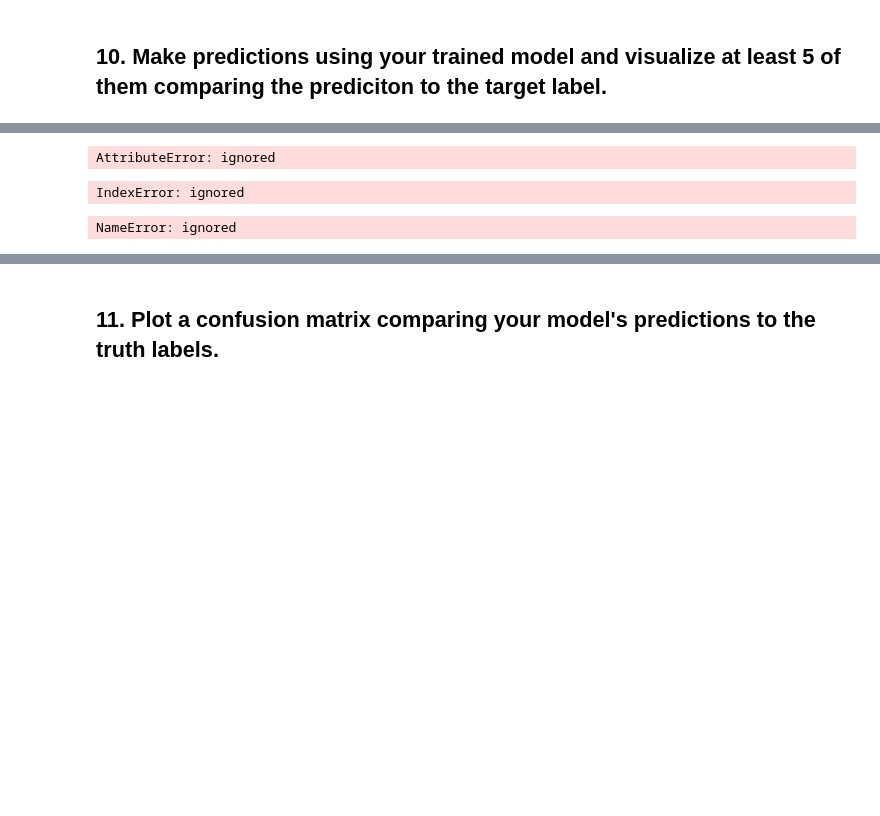
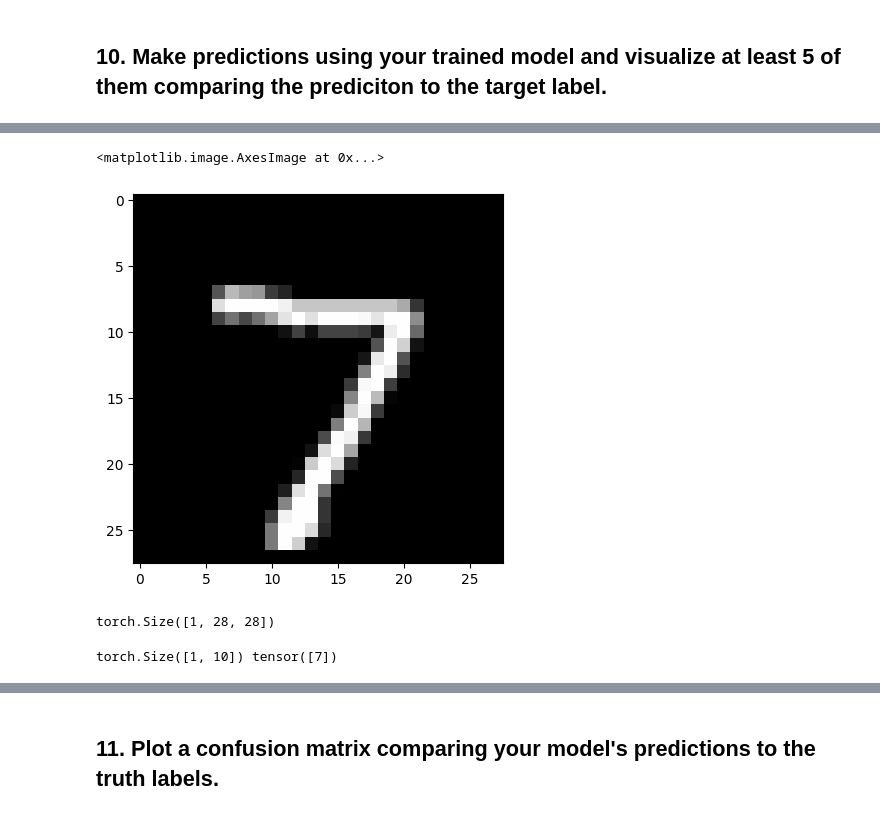
Before and after one commit to kla55/Pytorch_learning, a Jupyter notebook: Pytorch_youtube/FreeCodeAcademy/03_pytorch_computer_vision_exercises.ipynb, the cells around one changed output, grey strips where cells are left out. Cells and saved outputs as stored; diff of their text form; code cells hidden in the pictures; blank space fills up the shorter version.

```diff
--- a/Pytorch_youtube/FreeCodeAcademy/03_pytorch_computer_vision_exercises.ipynb
+++ b/Pytorch_youtube/FreeCodeAcademy/03_pytorch_computer_vision_exercises.ipynb
@@ -345,10 +283,0 @@ test_pred = make_predictions(model_cpu, test_samples)
-# %%
-pred_classes = pred_probs.argmax(dim=1)
-pred_classes
-# %% [output]
-AttributeError: ignored
-# %%
-pred_classes = test_pred[0].argmax(dim=1)
-pred_classes
-# %% [output]
-IndexError: ignored
@@ -357,45 +284,17 @@ class_names = train_data.classes
-# %%
-fig = plt.figure(figsize=(9,9))
-rows, cols = 3, 3
-for i, sample in enumerate(test_samples):
-  print(i)
-  plt.subplot(rows, cols, i)
-  plt.imshow(image.squeeze(), cmap = 'gray')
-  pred_label = class_names[pred_classes[i]]
-  truth_label = class_names[test_labels[i]]
-  title_text = f"Pred: {pred_label} | Truth: {truth_label}"
-
-#   random_inx = torch.randint(0,len(test_data), size =[1]).item()
-#   print(random_inx)
-#   image, label = test_data[random_inx]
-#   fig.add_subplot(rows, cols, i)
-#   plt.imshow(image.squeeze(), cmap = 'gray')
-#   plt.title(test_data.classes[label])
-#   plt.axis(False)
-
-
-
-# for i, sample in enumerate(test_samples):
-#   # Create a subplot
-#   plt.subplot(nrows, ncols, i+1)
-
-#   # Plot the target image
-#   plt.imshow(sample.squeeze(), cmap="gray")
-
-#   # Find the prediction label (in text form, e.g. "Sandal")
-#   pred_label = class_names[pred_classes[i]]
-
-#   # Get the truth label (in text form, e.g. "T-shirt")
-#   truth_label = class_names[test_labels[i]]
-
-#   # Create the title text of the plot
-#   title_text = f"Pred: {pred_label} | Truth: {truth_label}"
-
-#   # Check for equality and change title colour accordingly
-#   if pred_label == truth_label:
-#       plt.title(title_text, fontsize=10, c="g") # green text if correct
-#   else:
-#       plt.title(title_text, fontsize=10, c="r") # red text if wrong
-#   plt.axis(False);
-# %% [output]
-NameError: ignored
+# %%
+plt.imshow(test_data[0][0].squeeze(), cmap="gray")
+# %% [output]
+<matplotlib.image.AxesImage at 0x...>
+[figure, added]
+# %%
+test_data[0][0].shape
+# %% [output]
+torch.Size([1, 28, 28])
+# %%
+model_pred_logits = model_cpu(test_data[0][0].unsqueeze(dim = 0))
+model_pred_probs = torch.softmax(model_pred_logits, dim=1)
+model_pred_probs_argm = torch.argmax(model_pred_probs, dim = 1)
+
+print(model_pred_probs.shape, model_pred_probs_argm)
+# %% [output]
+torch.Size([1, 10]) tensor([7])
```
Also changed, not shown: parts of 13 cells of this notebook.
